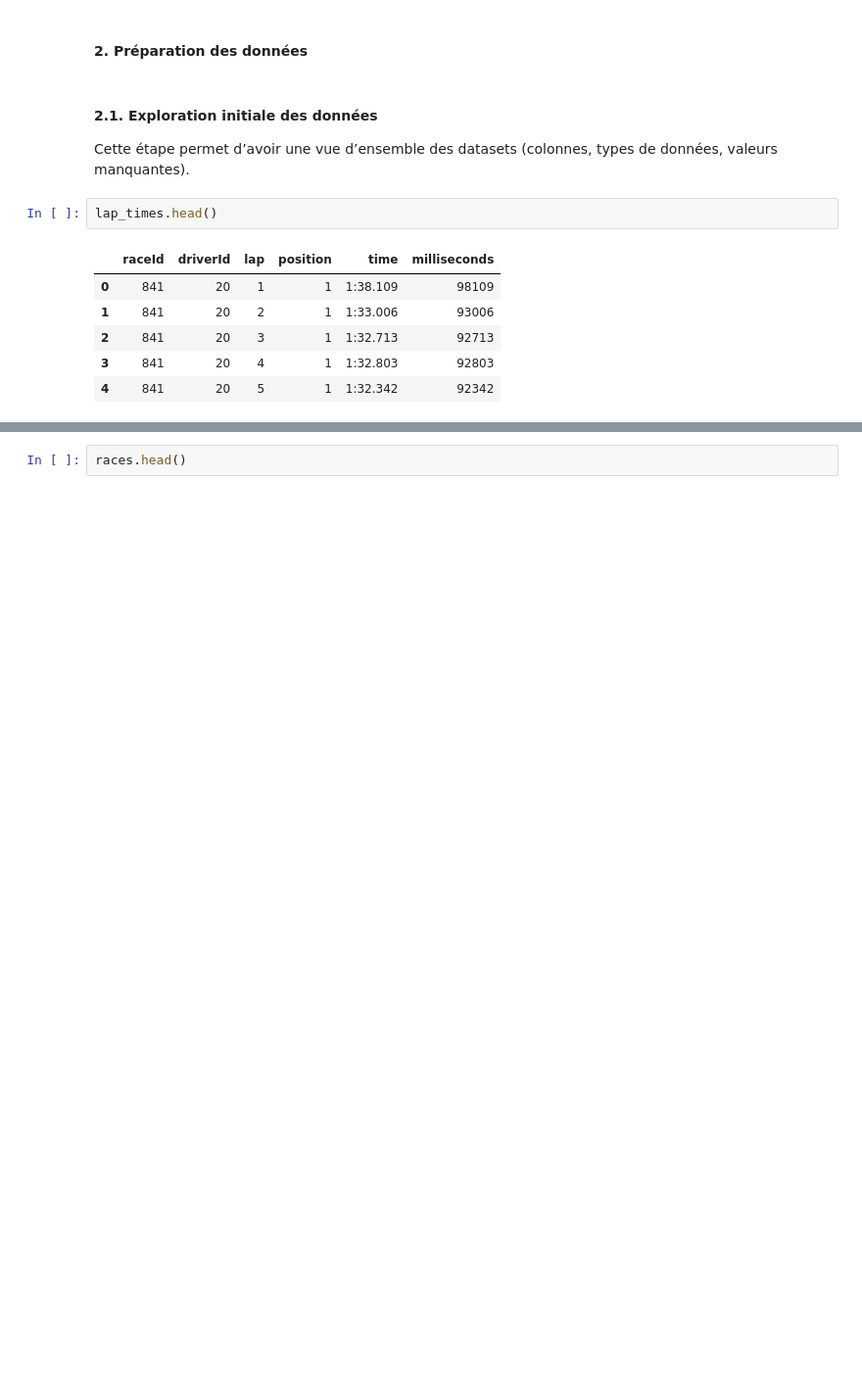
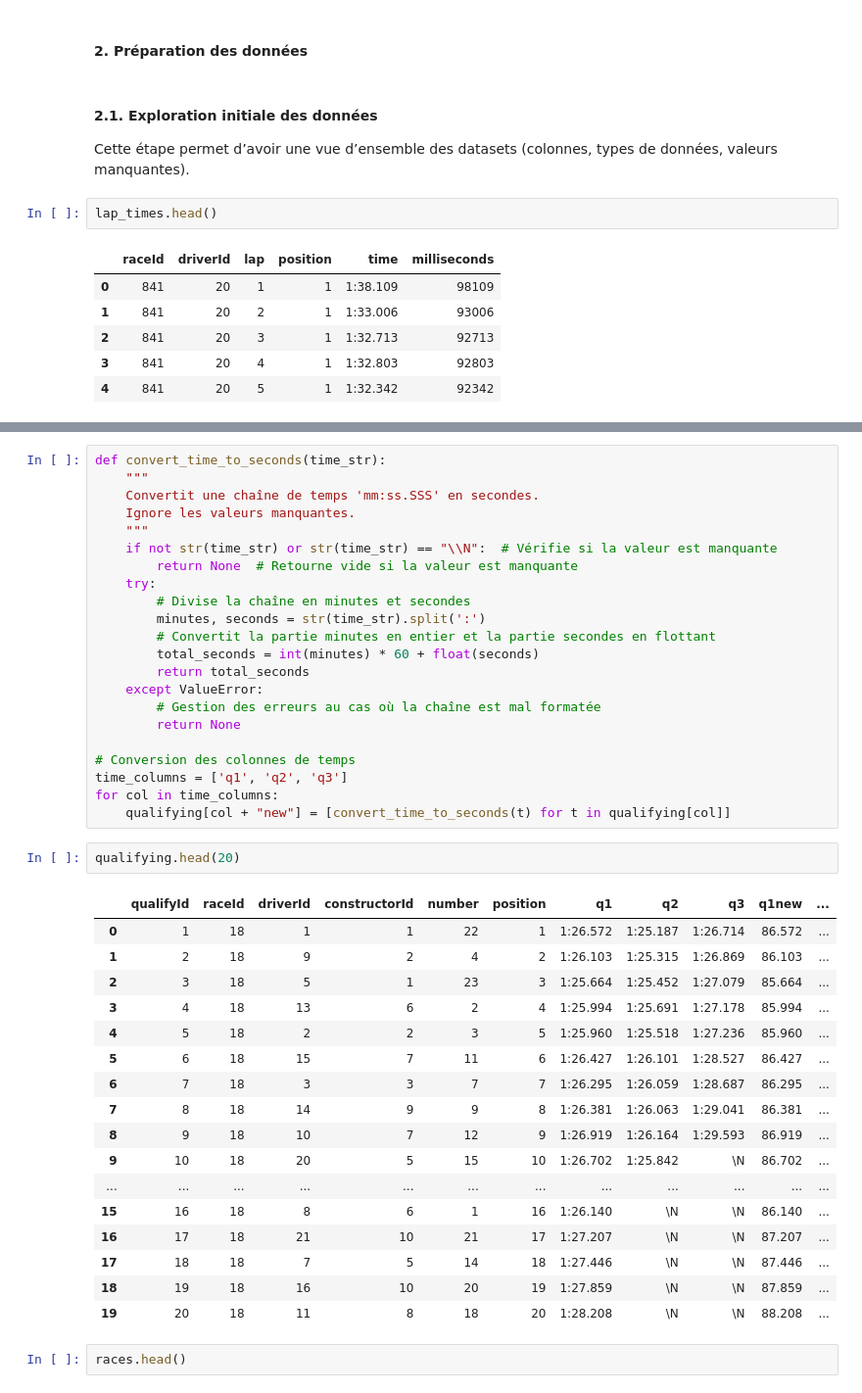
Before and after one commit to Math-ieu/Projet-PACTE-4A, a Jupyter notebook: f1-pacte.ipynb, the cells around one changed output, grey strips where cells are left out. Shown at 98% size. Drawn from its saved outputs; the diff is of its cells as text; blank space fills up the shorter version.

```diff
--- a/f1-pacte.ipynb
+++ b/f1-pacte.ipynb
@@ -81,3 +93,45 @@ qualifying.head()
+# %%
+def convert_time_to_seconds(time_str):
+    """
+    Convertit une chaîne de temps 'mm:ss.SSS' en secondes.
+    Ignore les valeurs manquantes.
+    """
+    if not str(time_str) or str(time_str) == "\\N":  # Vérifie si la valeur est manquante
+        return None  # Retourne vide si la valeur est manquante
+    try:
+        # Divise la chaîne en minutes et secondes
+        minutes, seconds = str(time_str).split(':')
+        # Convertit la partie minutes en entier et la partie secondes en flottant
+        total_seconds = int(minutes) * 60 + float(seconds)
+        return total_seconds
+    except ValueError:
+        # Gestion des erreurs au cas où la chaîne est mal formatée
+        return None
+
+# Conversion des colonnes de temps
+time_columns = ['q1', 'q2', 'q3']
+for col in time_columns:
+    qualifying[col + "new"] = [convert_time_to_seconds(t) for t in qualifying[col]]
+# %%
+qualifying.head(20)
+# %% [output]
+|  | qualifyId | raceId | driverId | constructorId | number | position | q1 | q2 | q3 | q1new | ... |
+| 0 | 1 | 18 | 1 | 1 | 22 | 1 | 1:26.572 | 1:25.187 | 1:26.714 | 86.572 | ... |
+| 1 | 2 | 18 | 9 | 2 | 4 | 2 | 1:26.103 | 1:25.315 | 1:26.869 | 86.103 | ... |
+| 2 | 3 | 18 | 5 | 1 | 23 | 3 | 1:25.664 | 1:25.452 | 1:27.079 | 85.664 | ... |
+| 3 | 4 | 18 | 13 | 6 | 2 | 4 | 1:25.994 | 1:25.691 | 1:27.178 | 85.994 | ... |
+| 4 | 5 | 18 | 2 | 2 | 3 | 5 | 1:25.960 | 1:25.518 | 1:27.236 | 85.960 | ... |
+| 5 | 6 | 18 | 15 | 7 | 11 | 6 | 1:26.427 | 1:26.101 | 1:28.527 | 86.427 | ... |
+| 6 | 7 | 18 | 3 | 3 | 7 | 7 | 1:26.295 | 1:26.059 | 1:28.687 | 86.295 | ... |
+| 7 | 8 | 18 | 14 | 9 | 9 | 8 | 1:26.381 | 1:26.063 | 1:29.041 | 86.381 | ... |
+| 8 | 9 | 18 | 10 | 7 | 12 | 9 | 1:26.919 | 1:26.164 | 1:29.593 | 86.919 | ... |
+| 9 | 10 | 18 | 20 | 5 | 15 | 10 | 1:26.702 | 1:25.842 | \N | 86.702 | ... |
+| ... | ... | ... | ... | ... | ... | ... | ... | ... | ... | ... | ... |
+| 15 | 16 | 18 | 8 | 6 | 1 | 16 | 1:26.140 | \N | \N | 86.140 | ... |
+| 16 | 17 | 18 | 21 | 10 | 21 | 17 | 1:27.207 | \N | \N | 87.207 | ... |
+| 17 | 18 | 18 | 7 | 5 | 14 | 18 | 1:27.446 | \N | \N | 87.446 | ... |
+| 18 | 19 | 18 | 16 | 10 | 20 | 19 | 1:27.859 | \N | \N | 87.859 | ... |
+| 19 | 20 | 18 | 11 | 8 | 18 | 20 | 1:28.208 | \N | \N | 88.208 | ... |
 # %%
 races.head()
 # %% [output]
```
Also changed, not shown: parts of 10 cells of this notebook.
